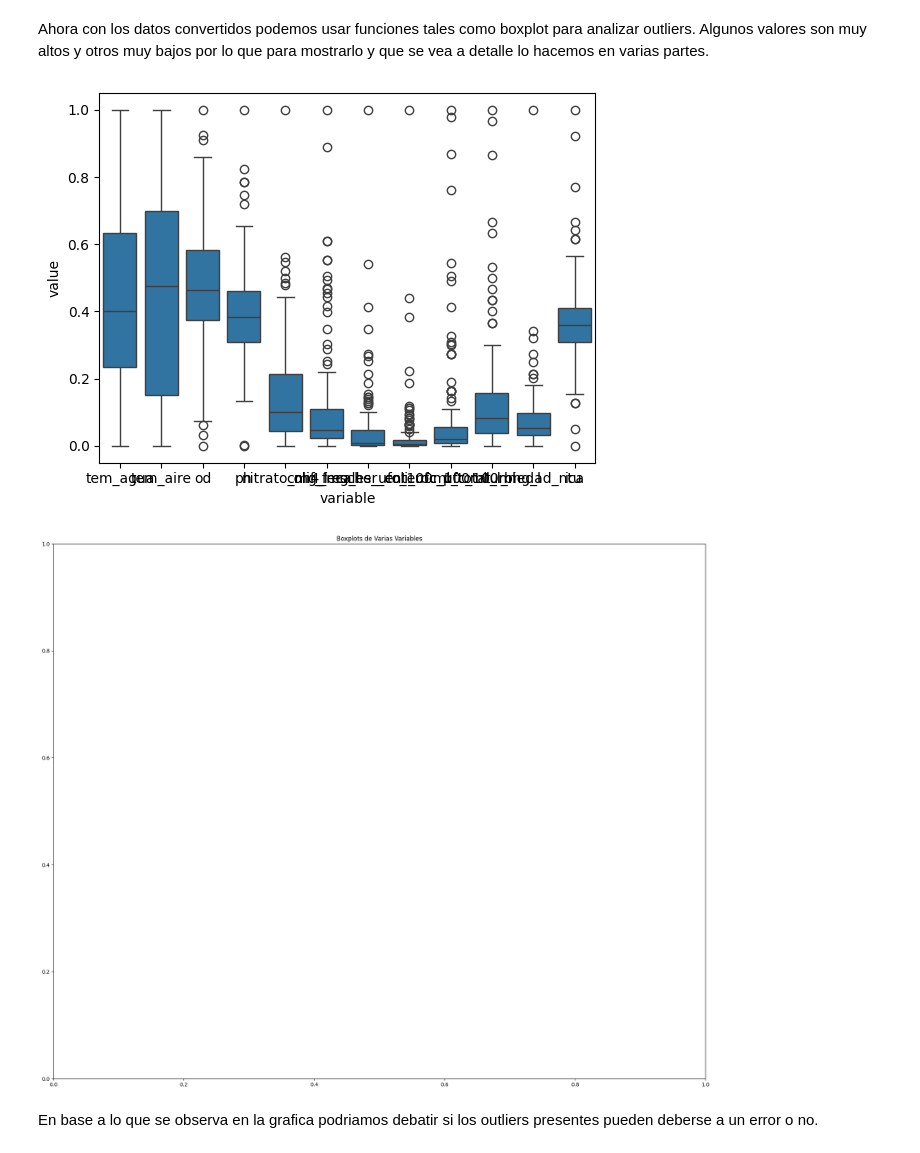
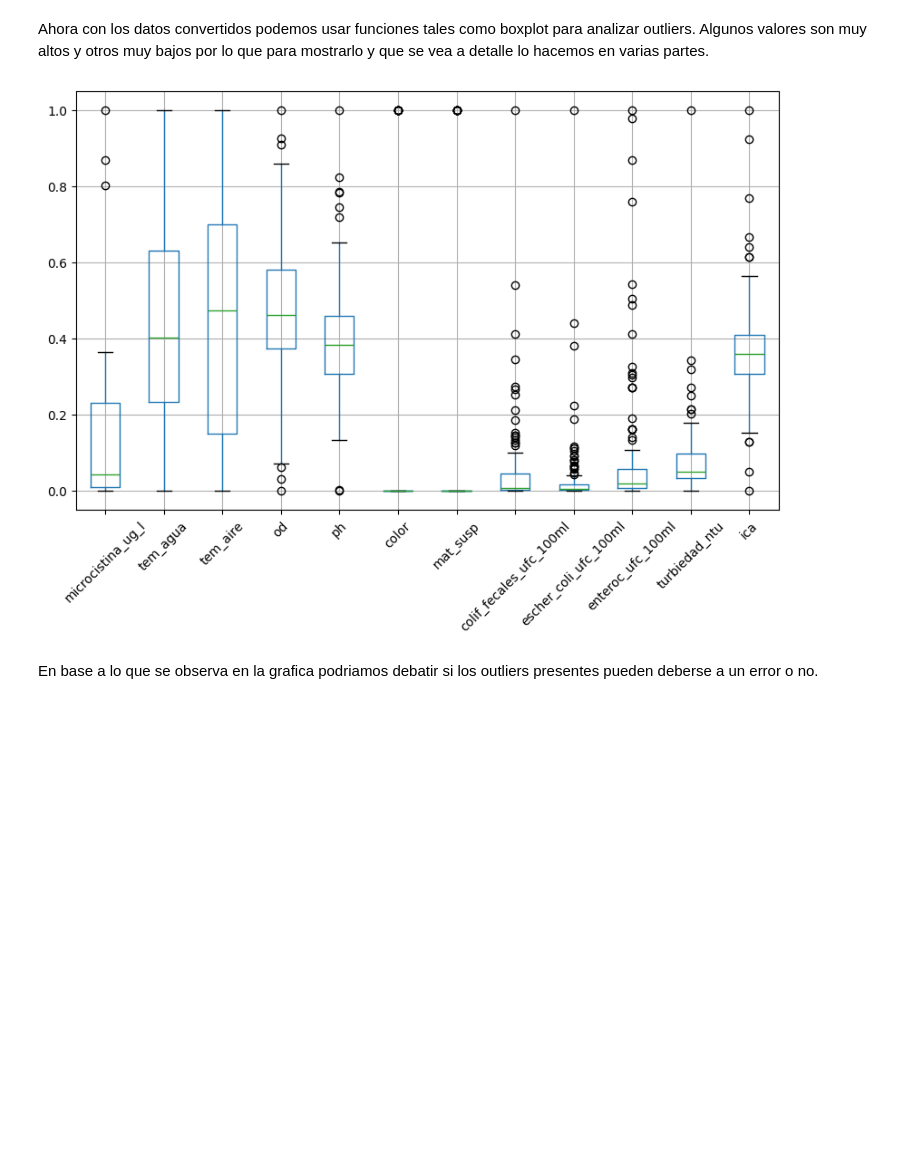
Before and after one commit to MaximoReynoso/TrabajoEspecial, a Jupyter notebook: TrabajoEspecial.ipynb, the cells around one changed output. Cells and saved outputs as stored; diff of their text form; code cells hidden in the pictures; blank space fills up the shorter version.

```diff
--- a/TrabajoEspecial.ipynb
+++ b/TrabajoEspecial.ipynb
@@ -180,8 +180,11 @@ preprocessed_dataset['calidad_de_agua']=preprocessed_dataset['calidad_de_agua'].
 
 #las tranformo a tipo float ya que generalmente para usar ciertas funciones requiere que sean de ese tipo
 
-excluidos=['nitrato_mg_l','nh4_mg_l','p_total_l_mg_l','fosf_ortofos_mg_l','dbo_mg_l','dqo_mg_l ','hidr_deriv_petr_ug_l','cr_total_mg_l','cd_total_mg_l','clorofila_a_ug_l','microcistina_ug_l']
-columnas=['tem_agua','tem_aire','od','ph','olores','color','espumas','mat_susp','colif_fecales_ufc_100ml'
+preprocessed_dataset['microcistina_ug_l']=preprocessed_dataset['microcistina_ug_l'].replace(['<','>'],'')
+
+
+excluidos=['nitrato_mg_l','nh4_mg_l','p_total_l_mg_l','fosf_ortofos_mg_l','dbo_mg_l','dqo_mg_l ','hidr_deriv_petr_ug_l','cr_total_mg_l','cd_total_mg_l','clorofila_a_ug_l']
+columnas=['microcistina_ug_l','tem_agua','tem_aire','od','ph','olores','color','espumas','mat_susp','colif_fecales_ufc_100ml'
            ,'escher_coli_ufc_100ml','enteroc_ufc_100ml','turbiedad_ntu','ica','calidad_de_agua']
 preprocessed_dataset[columnas] = preprocessed_dataset[columnas].apply(pd.to_numeric, errors='coerce')
 
@@ -211,36 +214,32 @@ Algunos valores son muy altos y otros muy bajos por lo que para mostrarlo y que
 # %%
 import seaborn as sns
 import matplotlib.pyplot as plt
 from sklearn.preprocessing import MinMaxScaler
 
 #Primero aplico un escalado para que sea tanta la diferencia entre valores
 
 
 
 scaler= MinMaxScaler()
 copia= preprocessed_dataset.copy()
 
 
+columnasSinBIN= columnas.copy()
+listaAexcluir=['olores','color ','espumas','mat_susp','calidad_de_agua']
 
+for i in columnasSinBIN:
+    if i in listaAexcluir:
+        columnasSinBIN.remove(i)
 
-#copia[columnas2] = copia[columnas2].fillna(copia[columnas2].mean())
-copia[columnas2]= scaler.fit_transform(copia[columnas2])
+#copia[columnas] = copia[columnas].fillna(copia[columnas].mean())
+copia[columnasSinBIN]= scaler.fit_transform(copia[columnasSinBIN])
 
 #Faltas algunas pero por que todavia no realizamos la correccion como las de > <
-
-
-
-datos = copia.melt(value_vars=columnas2)
-
-# Crear los boxplots con Seaborn
-sns.boxplot(x='variable', y='value', data=datos)
-plt.figure(figsize=(23, 19))
-
-plt.title("Boxplots de Varias Variables")
+copia[columnasSinBIN].boxplot(figsize=(10, 6))
+plt.xticks(rotation=45)
 plt.show()
 # %% [output]
-[figure, old version]
+[figure, new version]
-[figure, removed]
 # %% [markdown]
 En base a lo que se observa en la grafica podriamos debatir si los outliers presentes
 pueden deberse a un error o no.
```
Also changed, not shown: parts of 12 cells of this notebook, 1 other file.
